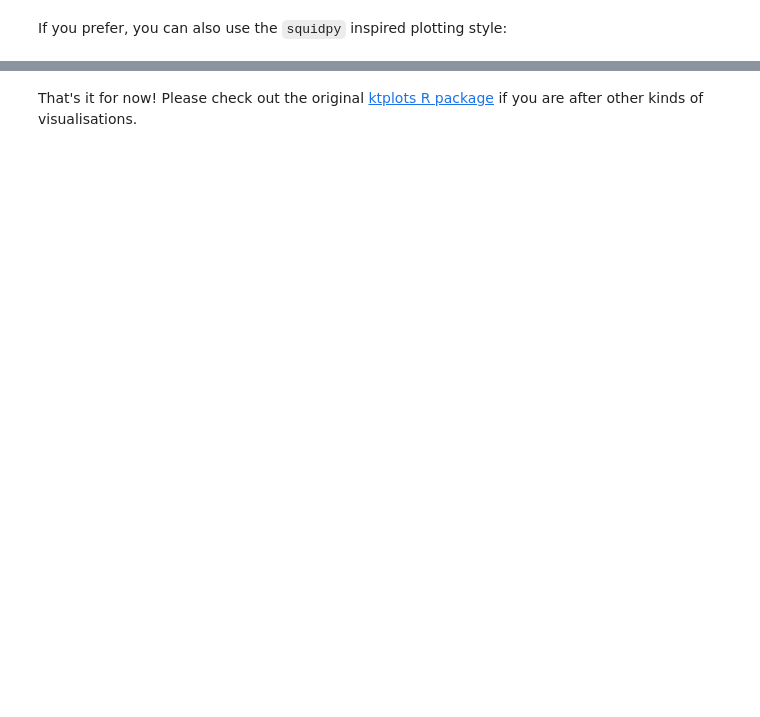
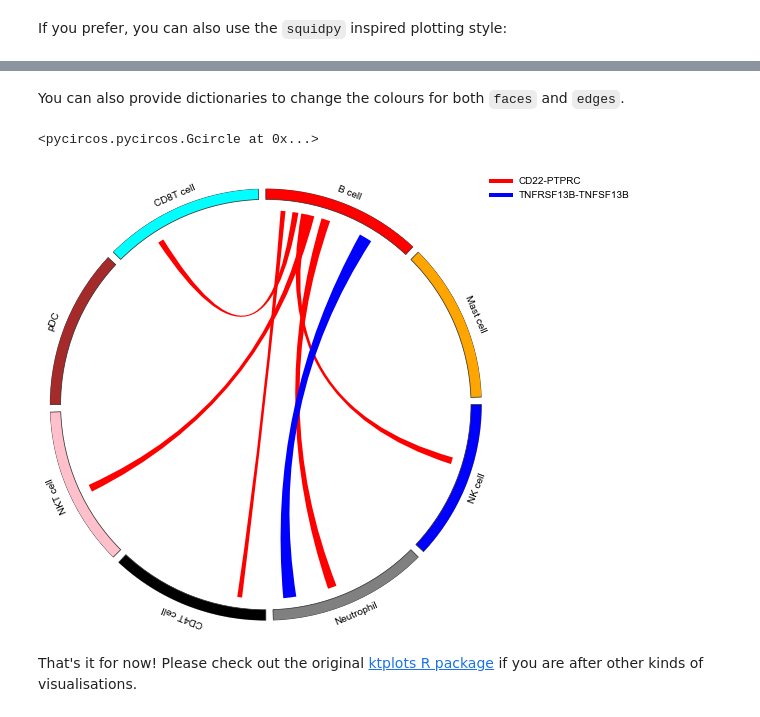
Before and after one commit to zktuong/ktplotspy, a Jupyter notebook: docs/notebooks/tutorial.ipynb, the cells around one changed output, grey strips where cells are left out. Saved outputs shown, nothing was run; the diff lists cells and outputs as text; code cells hidden in the pictures; blank space fills up the shorter version.

```diff
--- a/docs/notebooks/tutorial.ipynb
+++ b/docs/notebooks/tutorial.ipynb
@@ -159,2 +169,30 @@ kpy.plot_cpdb(
+# %% [markdown]
+You can also provide dictionaries to change the colours for both `faces` and `edges`.
+# %%
+kpy.plot_cpdb_chord(
+        adata=adata,
+        cell_type1="B cell",
+        cell_type2=".",
+        means=means,
+        pvals=pvals,
+        deconvoluted=decon,
+        celltype_key="celltype",
+        genes=["PTPRC", "TNFSF13", "BMPR2"],
+        face_col_dict={
+            "B cell": "red",
+            "NK cell": "blue",
+            "CD4T cell": "black",
+            "pDC": "brown",
+            "Neutrophil": "grey",
+            "Mast cell": "orange",
+            "NKT cell": "pink",
+            "CD8T cell": "cyan",
+        },
+        edge_col_dict={"CD22-PTPRC": "red", "TNFRSF13B-TNFSF13B": "blue"},
+        figsize=(6,6)
+    )
+# %% [output]
+<pycircos.pycircos.Gcircle at 0x...>
+[figure, added]
 # %% [markdown]
 That's it for now! Please check out the original [ktplots R package](https://www.github.com/zktuong/ktplots) if you are after other kinds of visualisations.
```
Also changed, not shown: parts of 19 cells of this notebook, 10 other files.
